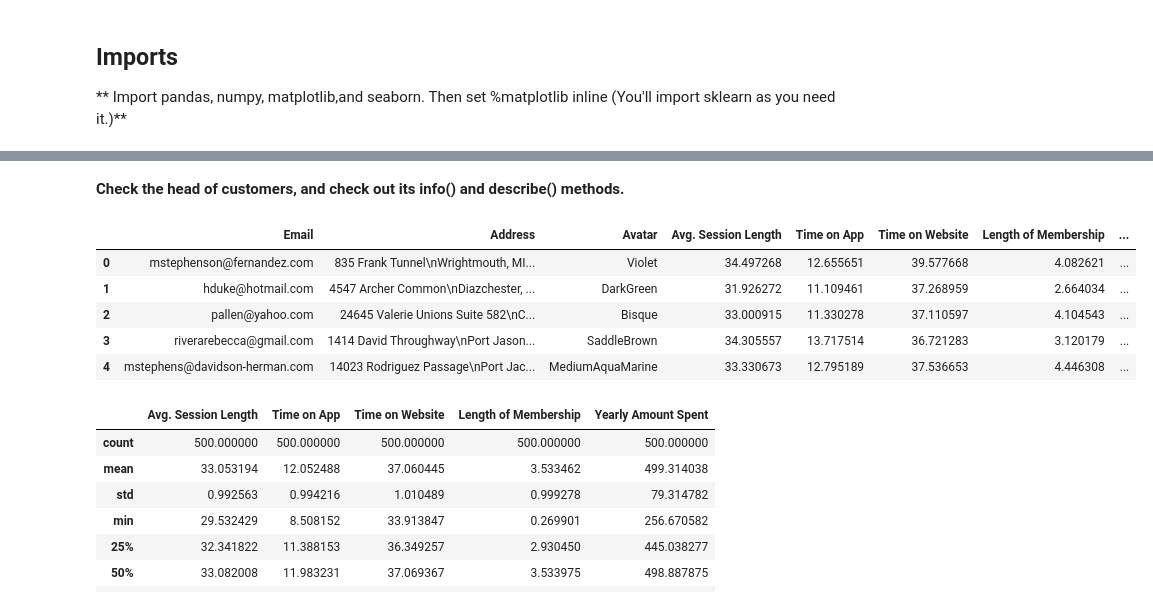
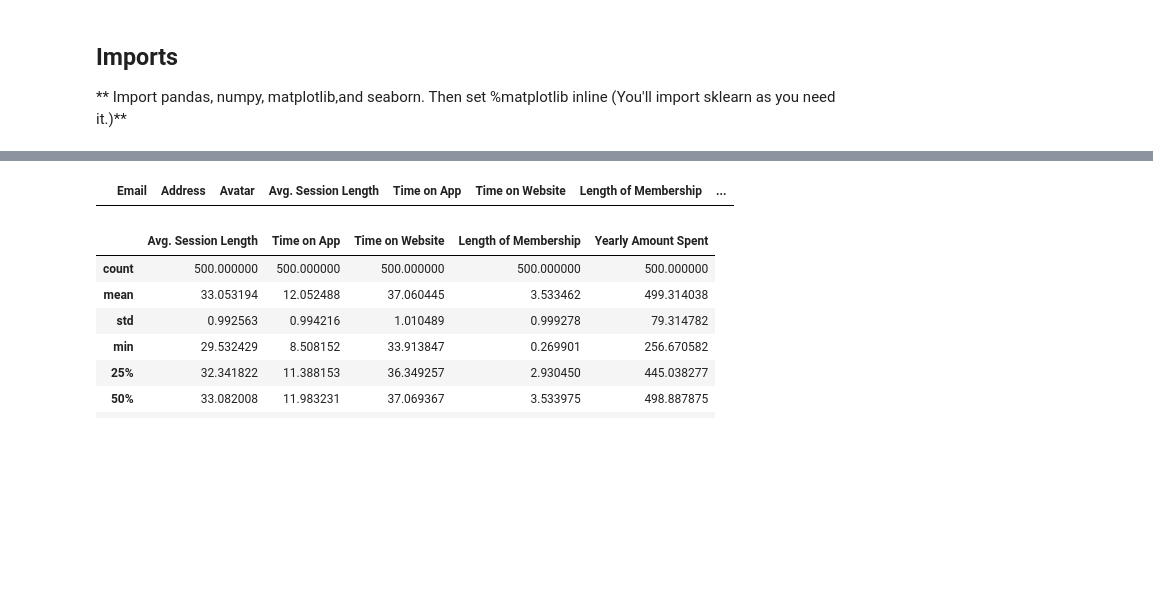
Before and after one commit to Gaurav-Adlakha/MACHINE-LEARNING, a Jupyter notebook: Linear Regression - Ecomm-Project.ipynb, the cells around one changed output, grey strips where cells are left out. Saved outputs shown, nothing was run; the diff lists cells and outputs as text; code cells hidden in the pictures; blank space fills up the shorter version.

```diff
--- a/Linear Regression - Ecomm-Project.ipynb
+++ b/Linear Regression - Ecomm-Project.ipynb
@@ -26,16 +13,9 @@ We'll work with the Ecommerce Customers csv file from the company. It has Custom
 # %%
-customers = pd.read_csv("Ecommerce Customers")
+customers = pd.read_csv("   ")
-# %% [markdown]
-**Check the head of customers, and check out its info() and describe() methods.**
 # %%
-customers.head()
+customers.head(0)
 # %% [output]
 |  | Email | Address | Avatar | Avg. Session Length | Time on App | Time on Website | Length of Membership | ... |
-| 0 | mstephenson@fernandez.com | 835 Frank Tunnel\nWrightmouth, MI... | Violet | 34.497268 | 12.655651 | 39.577668 | 4.082621 | ... |
-| 1 | hduke@hotmail.com | 4547 Archer Common\nDiazchester, ... | DarkGreen | 31.926272 | 11.109461 | 37.268959 | 2.664034 | ... |
-| 2 | pallen@yahoo.com | 24645 Valerie Unions Suite 582\nC... | Bisque | 33.000915 | 11.330278 | 37.110597 | 4.104543 | ... |
-| 3 | riverarebecca@gmail.com | 1414 David Throughway\nPort Jason... | SaddleBrown | 34.305557 | 13.717514 | 36.721283 | 3.120179 | ... |
-| 4 | mstephens@davidson-herman.com | 14023 Rodriguez Passage\nPort Jac... | MediumAquaMarine | 33.330673 | 12.795189 | 37.536653 | 4.446308 | ... |
 # %%
 customers.describe()
 # %% [output]
```
Also changed, not shown: parts of 26 cells of this notebook.
